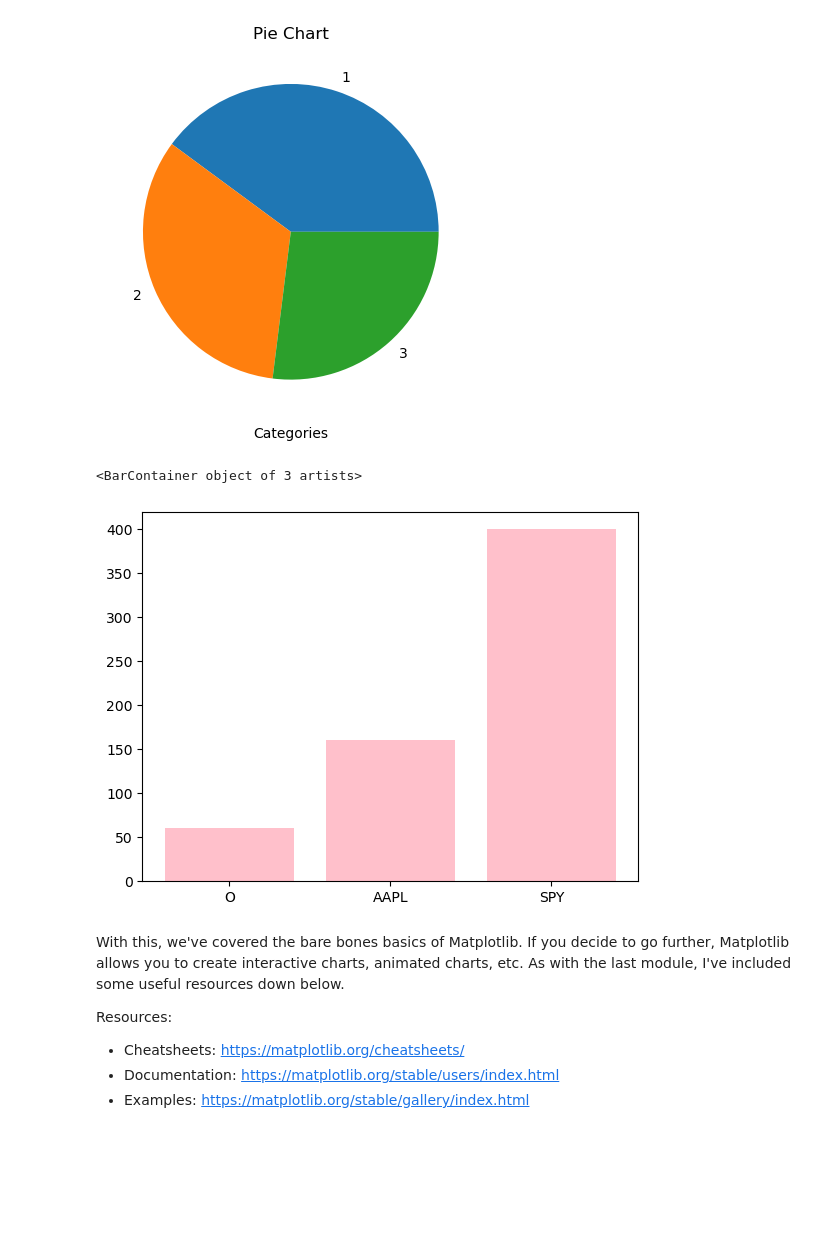
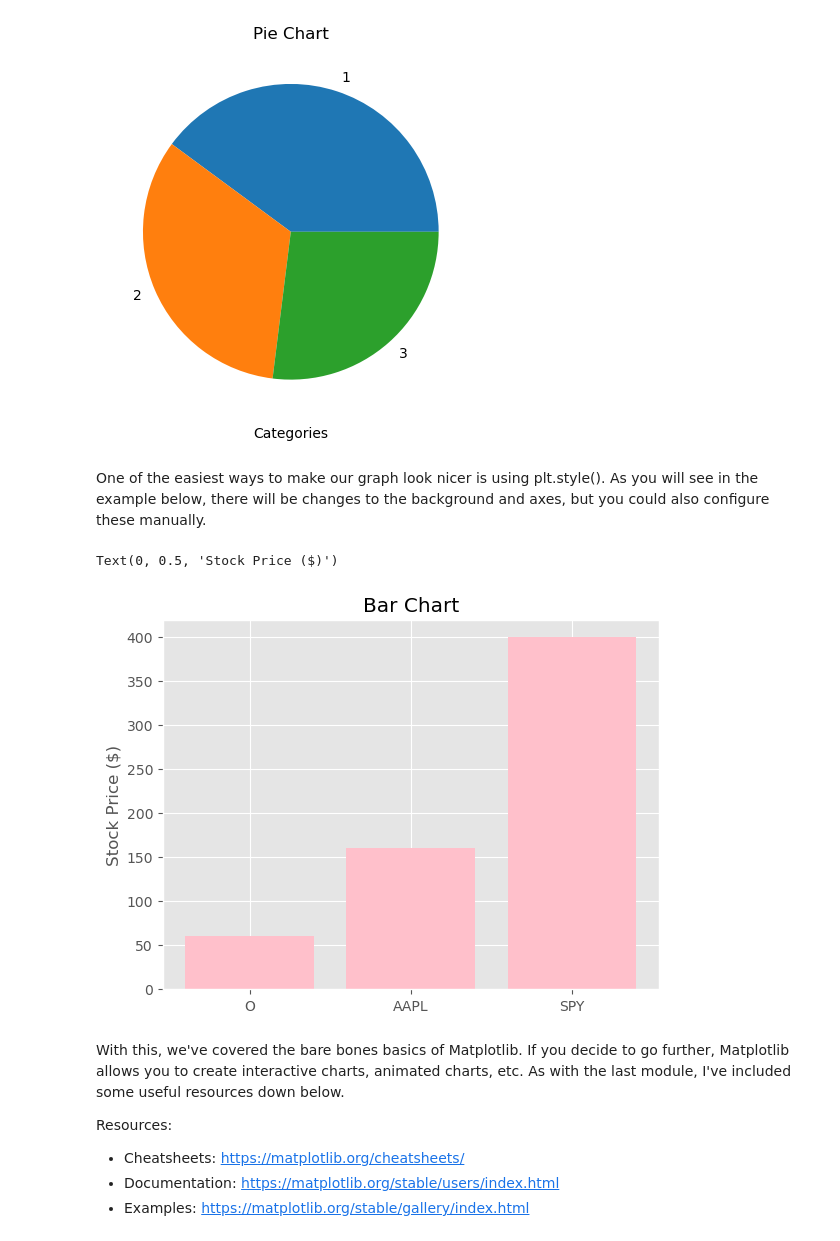
Before and after one commit to SIGatUCSD/python-workshops, a Jupyter notebook: 5 - Matplotlib/matplotlib.ipynb, the cells around one changed output. Saved outputs shown, nothing was run; the diff lists cells and outputs as text; code cells hidden in the pictures; blank space fills up the shorter version.

```diff
--- a/5 - Matplotlib/matplotlib.ipynb
+++ b/5 - Matplotlib/matplotlib.ipynb
@@ -88,13 +88,18 @@ ax.set_xlabel("Categories")
 # %% [output]
 Text(0.5, 0, 'Categories')
 [figure]
+# %% [markdown]
+One of the easiest ways to make our graph look nicer is using plt.style(). As you will see in the example below, there will be changes to the background and axes, but you could also configure these manually.
 # %%
+plt.style.use("ggplot")
 data = {"O": 60, "AAPL": 160, "SPY": 400}
 fig, ax = plt.subplots()
 ax.bar(data.keys(), data.values(), color="pink") # example of a barchart
+ax.set_title("Bar Chart")
+ax.set_ylabel("Stock Price ($)")
 # %% [output]
-<BarContainer object of 3 artists>
+Text(0, 0.5, 'Stock Price ($)')
-[figure, old version]
+[figure, new version]
 # %% [markdown]
 With this, we've covered the bare bones basics of Matplotlib. If you decide to go further, Matplotlib allows you to create interactive charts, animated charts, etc. As with the last module, I've included some useful resources down below.
 
```
Also changed, not shown: 2 other files.
